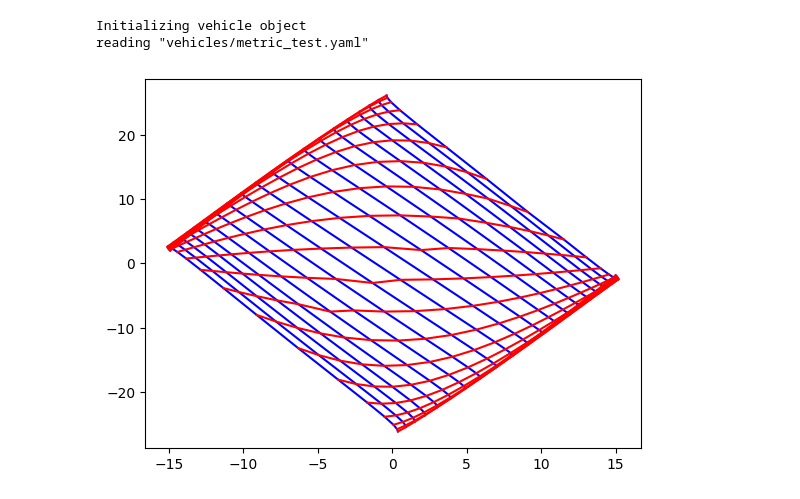
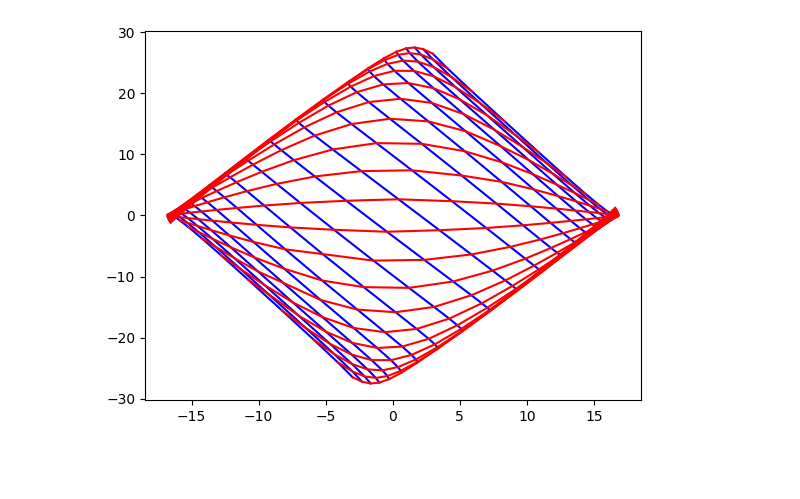
Before and after one commit to LHRIC/PyMMM, a Jupyter notebook: MMM.ipynb, the cells around one changed output. Saved outputs shown, nothing was run; the diff lists cells and outputs as text; code cells hidden in the pictures; blank space fills up the shorter version.

```diff
--- a/MMM.ipynb
+++ b/MMM.ipynb
@@ -1,44 +36,30 @@
 # %%
-# from simulation import Simulation
-# from results import Results
-from vehicle import Vehicle
-from utility.parser import read_yaml
-from state_models.vehicle_state import VehicleState
-import numpy as np
-from scipy.optimize._root import root
-import matplotlib.pyplot as plt
-
-parameters_file = 'vehicles/metric_test.yaml'
-car = Vehicle(parameters_file)
-vehicle_state = VehicleState(car.params)
 x0 = np.array([0.0, 0.0, 0.0])
 v = 10.0
 psi_dt = 0.0
-eta = 0.0
-body_slip_set = np.deg2rad(np.linspace(-5,5,20))
+eta = 0
+body_slip_set = np.deg2rad(np.linspace(-10,10,20))
 steered_angle_set = np.deg2rad(np.linspace(-15,15,20))
 surface_x = np.zeros((len(body_slip_set),len(steered_angle_set),2))
 surface_y = np.zeros((len(body_slip_set),len(steered_angle_set),3))
 for i, beta in enumerate(body_slip_set):
     for j, delta in enumerate(steered_angle_set):
         def _solve(x):
             r = vehicle_state.eval(v,psi_dt,beta,delta,eta, *x, residuals=True)
             return r
         soln = root(_solve, x0, method='broyden2',options={"xtol":1e-5})
         if soln.success == False:
             print('solution did not converge')
             print(f'beta: {beta} delta: {delta}')
             # print(soln)
         surface_x[i,j,:] = [beta, delta]
         surface_y[i,j,:] = soln.x
 
 fig = plt.figure()
 for i, beta in enumerate(body_slip_set):
     plt.plot(surface_y[i,:,1],surface_y[i,:,2],'b')
 for j, delta in enumerate(steered_angle_set):
     plt.plot(surface_y[:,j,1],surface_y[:,j,2],'r')
 plt.show()
 # %% [output]
-Initializing vehicle object
-reading "vehicles/metric_test.yaml"
-[figure, old version]
+[figure, new version]
```
Also changed, not shown: parts of 2 cells of this notebook, 9 other files.
